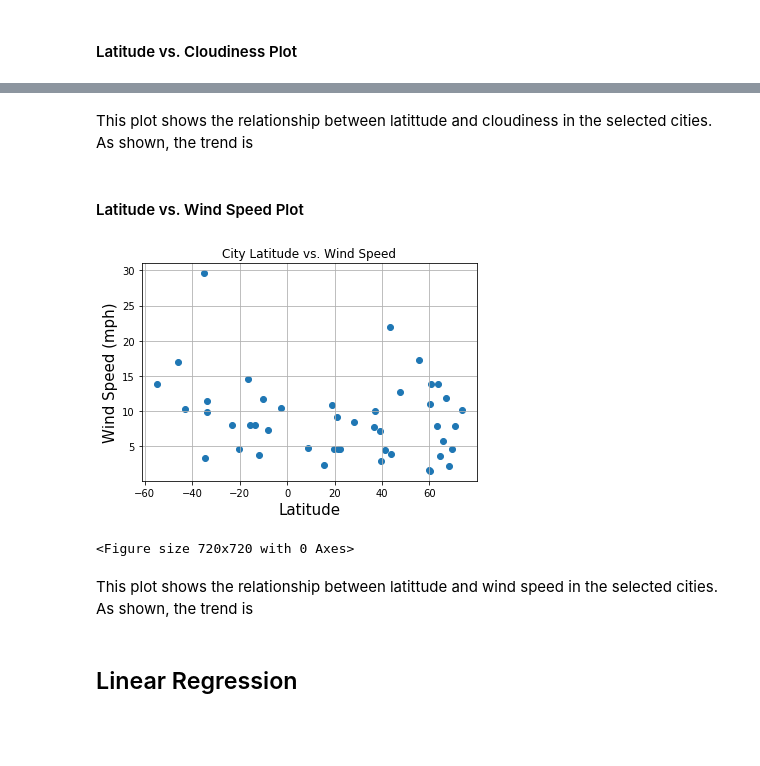
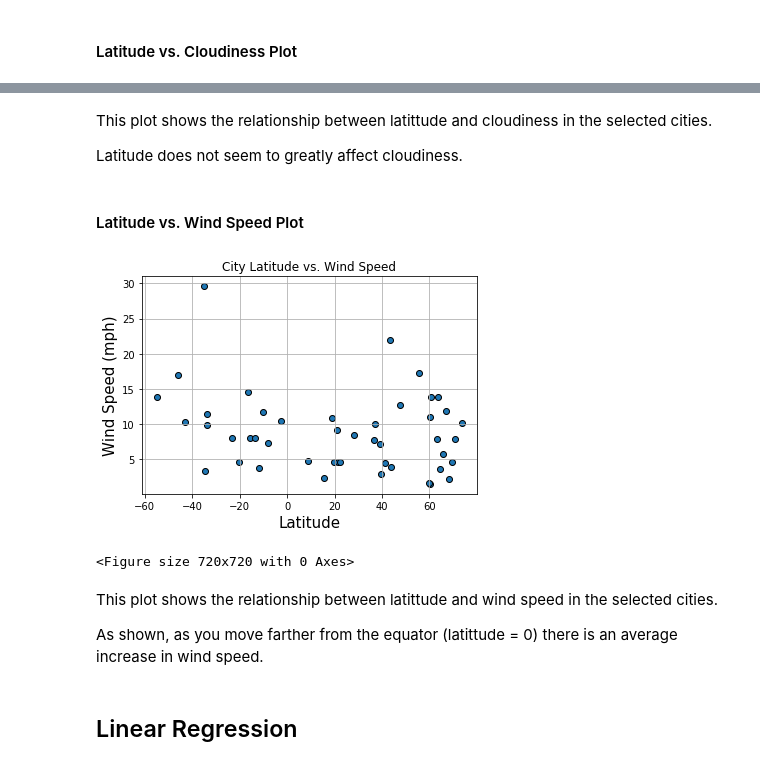
Before and after one commit to ASooklall/python-api-challenge, a Jupyter notebook: WeatherPy.ipynb, the cells around one changed output, grey strips where cells are left out. Drawn from its saved outputs; the diff is of its cells as text; code cells hidden in the pictures; blank space fills up the shorter version.

```diff
--- a/WeatherPy.ipynb
+++ b/WeatherPy.ipynb
@@ -260,21 +263,25 @@ plt.show()
 <Figure size 720x720 with 0 Axes>
 # %% [markdown]
-This plot shows the relationship between latittude and cloudiness in the selected cities. As shown, the trend is
+This plot shows the relationship between latittude and cloudiness in the selected cities.
+
+Latitude does not seem to greatly affect cloudiness.
 # %% [markdown]
 #### Latitude vs. Wind Speed Plot
 # %%
-lat_ws_plot = plt.scatter(weather_df['Lat'],weather_df['Wind Speed'])
+lat_ws_plot = plt.scatter(weather_df['Lat'],weather_df['Wind Speed'],marker='o',edgecolors='black')
 plt.grid()
 plt.title('City Latitude vs. Wind Speed')
 plt.xlabel('Latitude',size=15)
 plt.ylabel('Wind Speed (mph)',size=15)
 plt.figure(figsize=(10, 10))
 plt.show()
 # %% [output]
-[figure, old version]
+[figure, new version]
 <Figure size 720x720 with 0 Axes>
 # %% [markdown]
-This plot shows the relationship between latittude and wind speed in the selected cities. As shown, the trend is
+This plot shows the relationship between latittude and wind speed in the selected cities.
+
+As shown, as you move farther from the equator (latittude = 0) there is an average increase in wind speed.
 # %% [markdown]
 ## Linear Regression
 # %%
```
Also changed, not shown: parts of 5 cells of this notebook.
